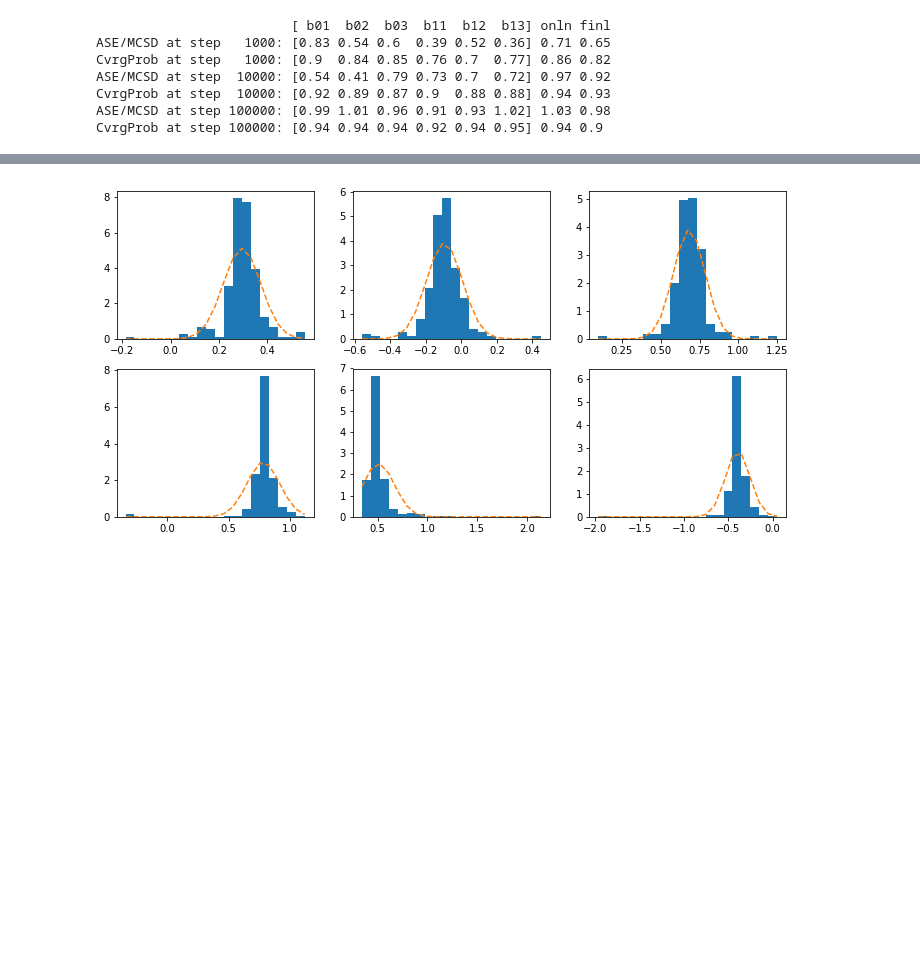
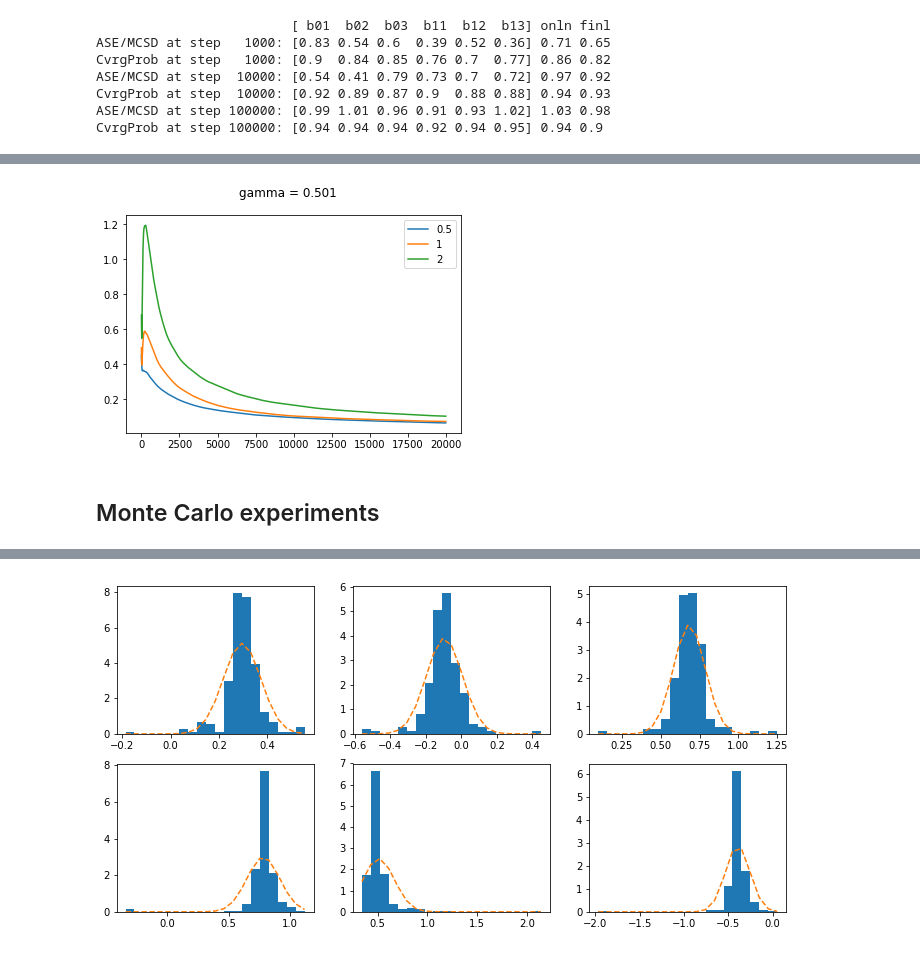
Before and after one commit to ideechy/Online-Decision-Making, a Jupyter notebook: ODMSGD.ipynb, the cells around one changed output, grey strips where cells are left out. Drawn from its saved outputs; the diff is of its cells as text; code cells hidden in the pictures; blank space fills up the shorter version.

```diff
--- a/ODMSGD.ipynb
+++ b/ODMSGD.ipynb
@@ -390,6 +384,9 @@ Pure exploration for the first 20 step, then $\varepsilon_t = \varepsilon_\infty
 # %%
+LinearModel = model(mu = u, generator = LinearGenerator, loss = MSELoss,
+                    eps = eps, eps_inf = 0.05, alpha = 0.5, gamma = 2/3)
+
 N = 1000000
-X = LinearGenerator(N)
+X, _ = LinearGenerator(N)
 A = np.random.binomial(1, 0.5, N)
 O = LinearGenerator(N, X, A, True)
 _, H = MSELoss(beta_true, O, return_second_moment=True)
@@ -400,8 +397,8 @@ from scipy.linalg import block_diag
 S = block_diag(np.dot(X.T/(1-pi), X), np.dot(X.T/pi, X))/(4 * N) * sigma**2
 H_inv = np.linalg.inv(H)
 V = np.dot(np.dot(H_inv, S), H_inv)
-Value = np.mean(u(d, X, beta_true))
-VV = (np.mean(u(d, X, beta_true)**2) + sigma**2) * 2/(2 - epsilon) - Value**2
+val_true = np.mean(u(d, X, beta_true))
+VV = (np.mean(u(d, X, beta_true)**2) + sigma**2) * 2/(2 - epsilon) - val_true**2
 # %% [markdown]
 ## Parameter and its variance estimation
 ### Plugin estimator is consistent
@@ -901,0 +1050,21 @@ CvrgProb at step 100000: [0.94 0.94 0.94 0.92 0.94 0.95] 0.94 0.9
+# %%
+T = 20000
+M = 100
+fig = plt.figure()
+fig.suptitle("gamma = 0.501")
+for alpha in [0.5, 1, 2]:
+    LogisticModel = model(mu = logit, generator = LogisticGenerator, loss = LogisticLoss,
+                          eps = eps, eps_inf = 0.05, alpha = alpha, gamma = 0.501)
+    MAE = np.zeros(T)
+    for _ in range(M):
+        LogisticModel.Initialize()
+        LogisticModel.SGD(T)
+        MAE += [np.mean(np.abs(beta-beta_true)) for beta in LogisticModel.beta_bar_log[1:]]
+    MAE /= M
+    plt.plot(MAE, label = str(alpha))
+plt.legend()
+plt.show()
+# %% [output]
+[figure, added]
+# %% [markdown]
+## Monte Carlo experiments
```
Also changed, not shown: parts of 49 cells of this notebook, 6 other files.
